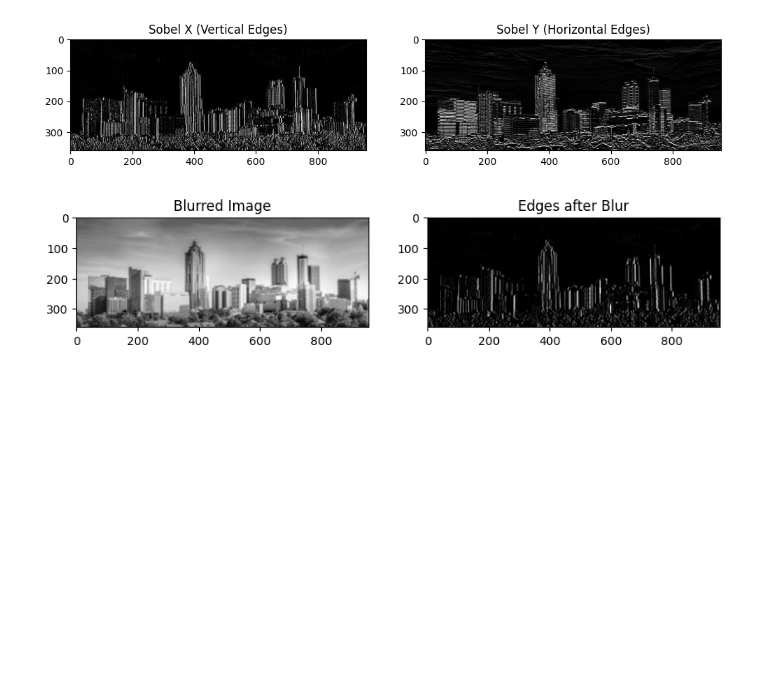
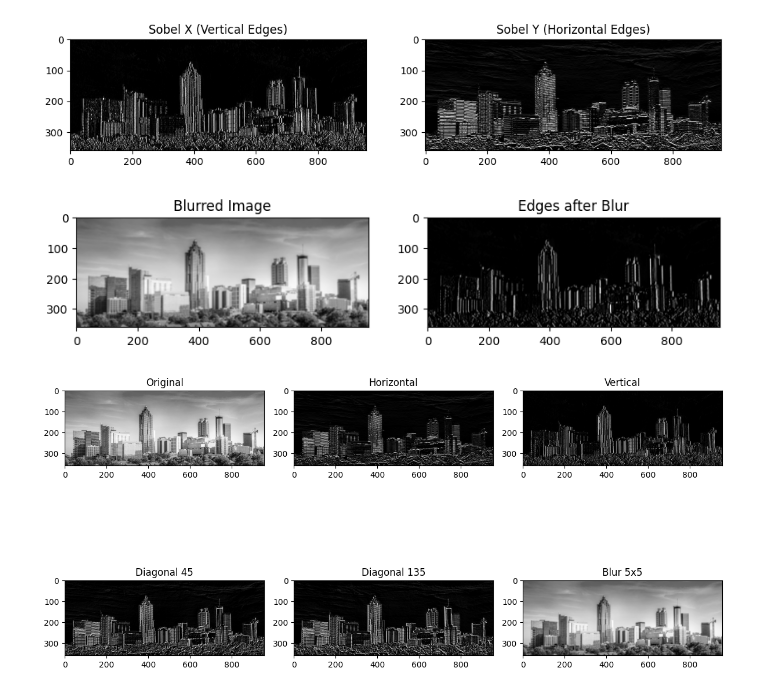
Before and after one commit to juliareinhart/CSCI611_Spring26_Julia_Reinhart, a Jupyter notebook: Assignment_2/image_filtering/image_filtering.ipynb, the cells around one changed output. Cells and saved outputs as stored; diff of their text form; code cells hidden in the pictures; blank space fills up the shorter version.

Commit message:
added image filtering logic for plots

```diff
--- a/Assignment_2/image_filtering/image_filtering.ipynb
+++ b/Assignment_2/image_filtering/image_filtering.ipynb
@@ -294,3 +294,34 @@ plt.title('Edges after Blur')
 plt.show()
 # %% [output]
 [figure]
+# %%
+plt.figure(figsize=(12,8))
+
+plt.subplot(2,3,1)
+plt.imshow(gray, cmap='gray')
+plt.title('Original')
+
+plt.subplot(2,3,2)
+plt.imshow(filtered_image, cmap='gray')
+plt.title('Horizontal')
+
+plt.subplot(2,3,3)
+plt.imshow(filtered_image2, cmap='gray')
+plt.title('Vertical')
+
+plt.subplot(2,3,4)
+plt.imshow(filtered_image3, cmap='gray')
+plt.title('Diagonal 45')
+
+plt.subplot(2,3,5)
+plt.imshow(filtered_image4, cmap='gray')
+plt.title('Diagonal 135')
+
+plt.subplot(2,3,6)
+plt.imshow(blurred_image5, cmap='gray')
+plt.title('Blur 5x5')
+
+plt.tight_layout()
+plt.show()
+# %% [output]
+[figure, added]
```
